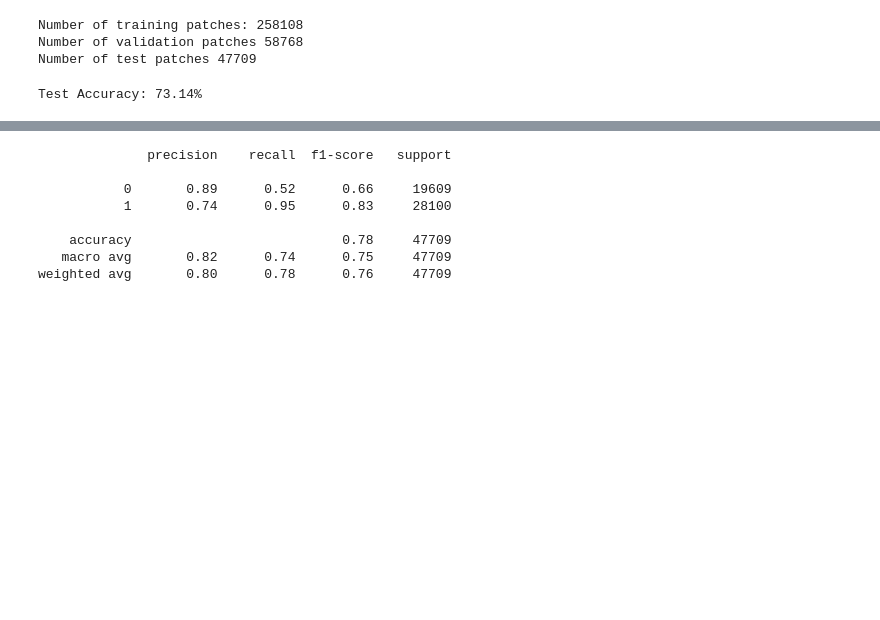
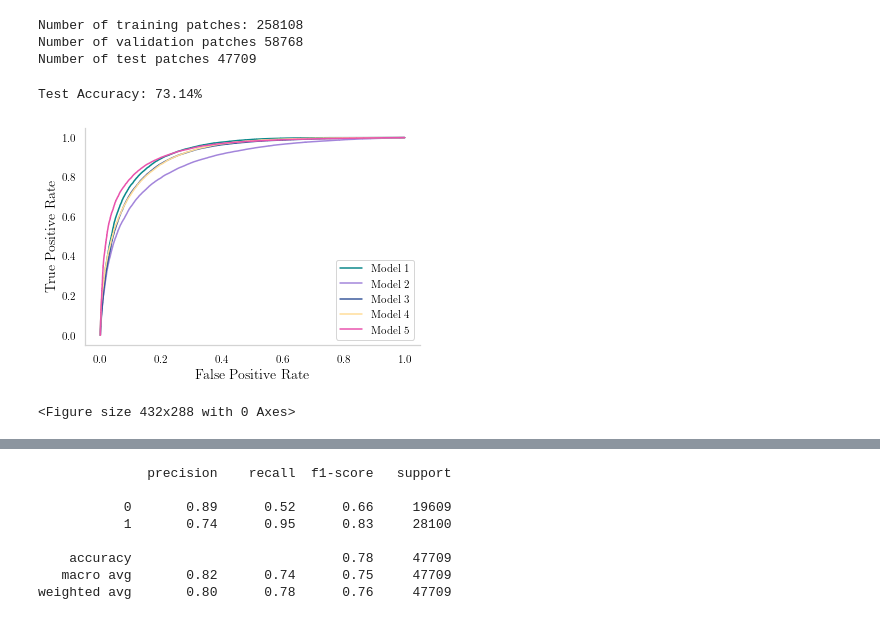
Before and after one commit to Alexandra-Smith/masters, a Jupyter notebook: notebooks/10-testing.ipynb, the cells around one changed output, grey strips where cells are left out. Drawn from its saved outputs; the diff is of its cells as text; code cells hidden in the pictures; blank space fills up the shorter version.

```diff
--- a/notebooks/10-testing.ipynb
+++ b/notebooks/10-testing.ipynb
@@ -385,7 +385,7 @@ def load_data(INPUT_SIZE, SEED, batch_size, num_cpus):
 # %%
 ##### SET PARAMETERS #####
 num_classes = 2
-batch_size = 64
+batch_size = 32
 model_name = 'None'
 
 PATCH_SIZE=256
@@ -422 +437,32 @@ import matplotlib.pyplot as plt
 from sklearn.metrics import roc_auc_score, roc_curve, confusion_matrix, ConfusionMatrixDisplay, precision_recall_curve
+# %%
+json_path = '/home/21576262@su/masters/reports/results/stage1_cv_results.json'
+with open(json_path, 'r') as file:
+            data = json.load(file)
+# %%
+model_names = ['avid-grass-133', 'floral-valley-132', 'stellar-fog-131', 'wise-firefly-130', 'silver-blaze-129']
+colours = [cd['green'],cd['lightpurple'], '#3b599c', cd['yellow'], cd['pink']]
+data[0].keys()
+
+plt.figure()
+for i, d in enumerate(data):
+    true_labels = d['true_labels']
+    model_probabilities = d['predicted_probs']
+    predicted_classes = d['predicted_classes']
+    predicted_probs = [model_probabilities[i][1] for i in range(len(model_probabilities))]
+
+    #AUC
+    auc_score = roc_auc_score(true_labels, predicted_probs)
+    fpr, tpr, _ = roc_curve(true_labels, predicted_probs)
+    ns_probs = [0 for _ in range(len(true_labels))]
+    plt.plot(fpr, tpr, color=colours[i], label=f"Model {i+1}")
+
+# ns_fpr, ns_tpr, _ = roc_curve(true_labels, ns_probs)
+# plt.plot(ns_fpr, ns_tpr, color=cd['green'], linestyle='--', label='No Skill')
+plt.xlabel('False Positive Rate'); plt.ylabel('True Positive Rate')
+plt.legend()
+plt.show()
+# plt.savefig("/home/21576262@su/masters/reports/data figs/final/" + "cv1_roc" + ".eps", format="eps", bbox_inches='tight')
+# %% [output]
+[figure, added]
+<Figure size 432x288 with 0 Axes>
```
Also changed, not shown: parts of 3 cells of this notebook, 40 other files.
